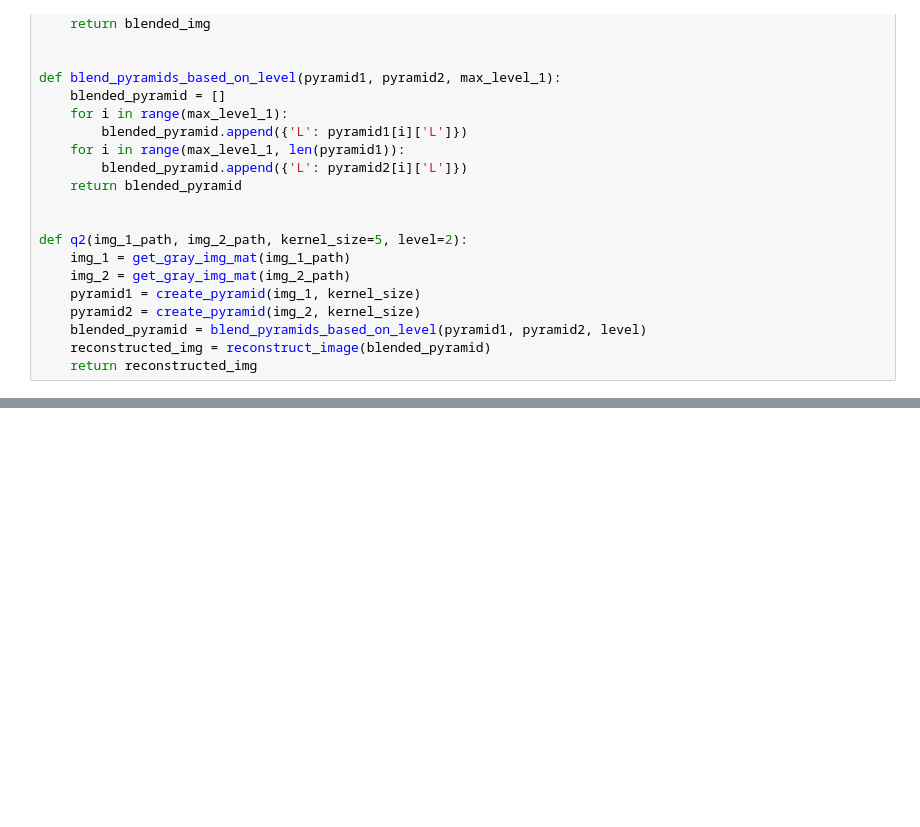
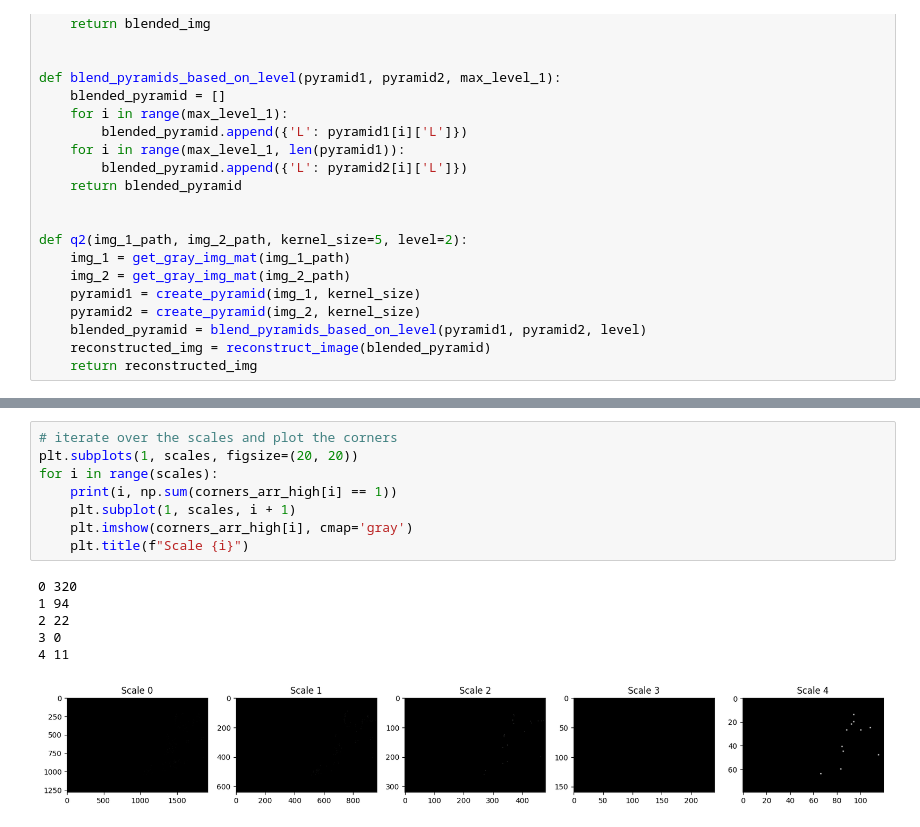
Before and after one commit to Hadartalisr/ImageProcessing, a Jupyter notebook: Ex4/ex4.ipynb, the cells around one changed output, grey strips where cells are left out. Cells and saved outputs as stored; diff of their text form; blank space fills up the shorter version.

```diff
--- a/Ex4/ex4.ipynb
+++ b/Ex4/ex4.ipynb
@@ -281,0 +358,15 @@ np.sum(dst != 0.0)
+# %%
+# iterate over the scales and plot the corners
+plt.subplots(1, scales, figsize=(20, 20))
+for i in range(scales):
+    print(i, np.sum(corners_arr_high[i] == 1))
+    plt.subplot(1, scales, i + 1)
+    plt.imshow(corners_arr_high[i], cmap='gray')
+    plt.title(f"Scale {i}")
+# %% [output]
+0 320
+1 94
+2 22
+3 0
+4 11
+[figure, added]
```
Also changed, not shown: parts of 18 cells of this notebook, 2 other files.
